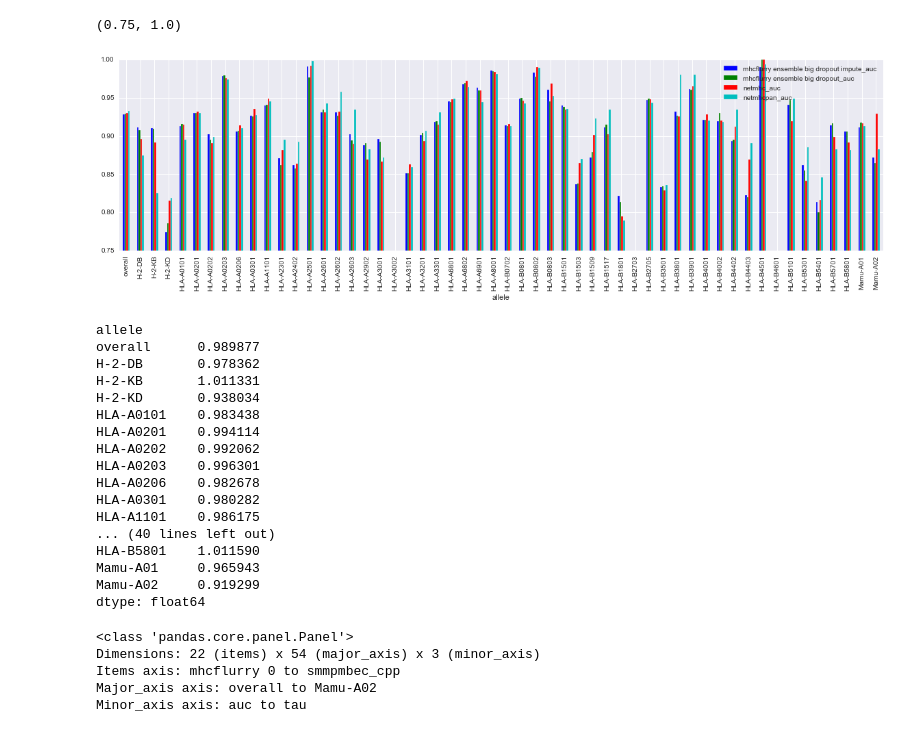
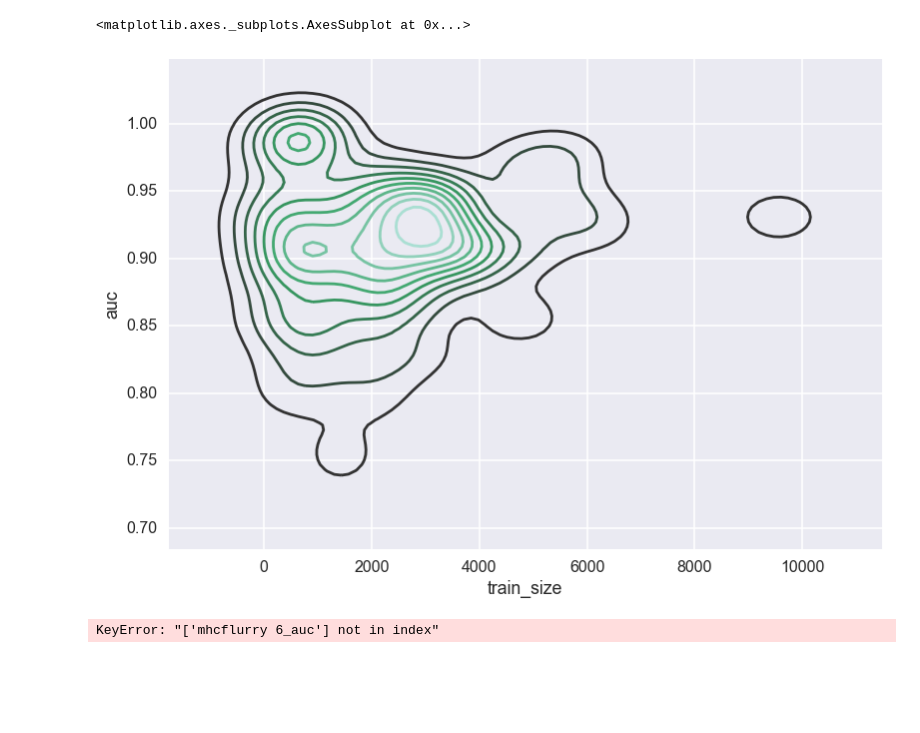
Before and after one commit to hammerlab/mhcflurry-icml-compbio-2016, a Jupyter notebook: notebooks/validation results analysis.ipynb, the cells around one changed output. Drawn from its saved outputs; the diff is of its cells as text; code cells hidden in the pictures; blank space fills up the shorter version.

Commit message:
add plot

```diff
--- a/notebooks/validation results analysis.ipynb
+++ b/notebooks/validation results analysis.ipynb
@@ -238,0 +306,4 @@ dtype: float64
+# %%
+scores_df.ix[
+    scores_df.train_size < 500
+][["train_size", "mhcflurry 2_auc", "mhcflurry 3_auc", "netmhc_auc", "netmhcpan_auc"]].sort("train_size", inplace=False)
@@ -278,40 +361,30 @@ mhcflurry ensemble big_tau                        0.391396
 dtype: float64
-# %%
-pyplot.figure(figsize=(20,5))
-scores_df[[
-        "mhcflurry ensemble big dropout impute_auc",
-        "mhcflurry ensemble big dropout_auc",
-        "netmhc_auc",
-        "netmhcpan_auc"
-]].plot(kind='bar', ax=pyplot.gca())
-pyplot.ylim(ymin=.75, ymax=1.0)
-# %% [output]
-(0.75, 1.0)
-[figure, removed]
+# %%
+#pyplot.figure(figsize=(20,5))
+data=scores_df[[
+        "mhcflurry 2_auc",
+        "mhcflurry 3_auc",
+        "netmhc_auc",
+        "netmhcpan_auc"
+]].stack().to_frame().reset_index()
+data.columns = ["allele", "predictor", "auc"]
+data["train_size"] = [scores_df.ix[scores_df.allele == a].train_size.unique()[0] for a in data.allele]
+data = data[data.allele != "overall"]
+#data.columns
+#data
+seaborn.set_context('poster')
+seaborn.kdeplot(data.train_size, data.auc, hue=data.predictor)
+# %% [output]
+<matplotlib.axes._subplots.AxesSubplot at 0x...>
+[figure, added]
 # %%
 scores_df.plot?
 # %%
 scores_df[["mhcflurry 6_auc", "netmhc_auc", "netmhcpan_auc"]].plot
+# %% [output]
+KeyError: "['mhcflurry 6_auc'] not in index"
 # %%
 scores_df.ix[:, "mhcflurry ensemble small impute_auc"] / scores_df.ix[:, "netmhc_auc"]
-# %% [output]
-allele
-overall      0.989877
-H-2-DB       0.978362
-H-2-KB       1.011331
-H-2-KD       0.938034
-HLA-A0101    0.983438
-HLA-A0201    0.994114
-HLA-A0202    0.992062
-HLA-A0203    0.996301
-HLA-A0206    0.982678
-HLA-A0301    0.980282
-HLA-A1101    0.986175
-... (40 lines left out)
-HLA-B5801    1.011590
-Mamu-A01     0.965943
-Mamu-A02     0.919299
-dtype: float64
 # %%
 def sub_df(name):
     result = scores_df[[c for c in list(scores_df.columns) if (name + "_") in c]].copy()
@@ -322,9 +395,3 @@ d = dict((name, sub_df(name)) for name in predictors)
 panel = pandas.Panel(d)
 
 panel
-# %% [output]
-<class 'pandas.core.panel.Panel'>
-Dimensions: 22 (items) x 54 (major_axis) x 3 (minor_axis)
-Items axis: mhcflurry 0 to smmpmbec_cpp
-Major_axis axis: overall to Mamu-A02
-Minor_axis axis: auc to tau
```
Also changed, not shown: parts of 19 cells of this notebook, 2 other files.
